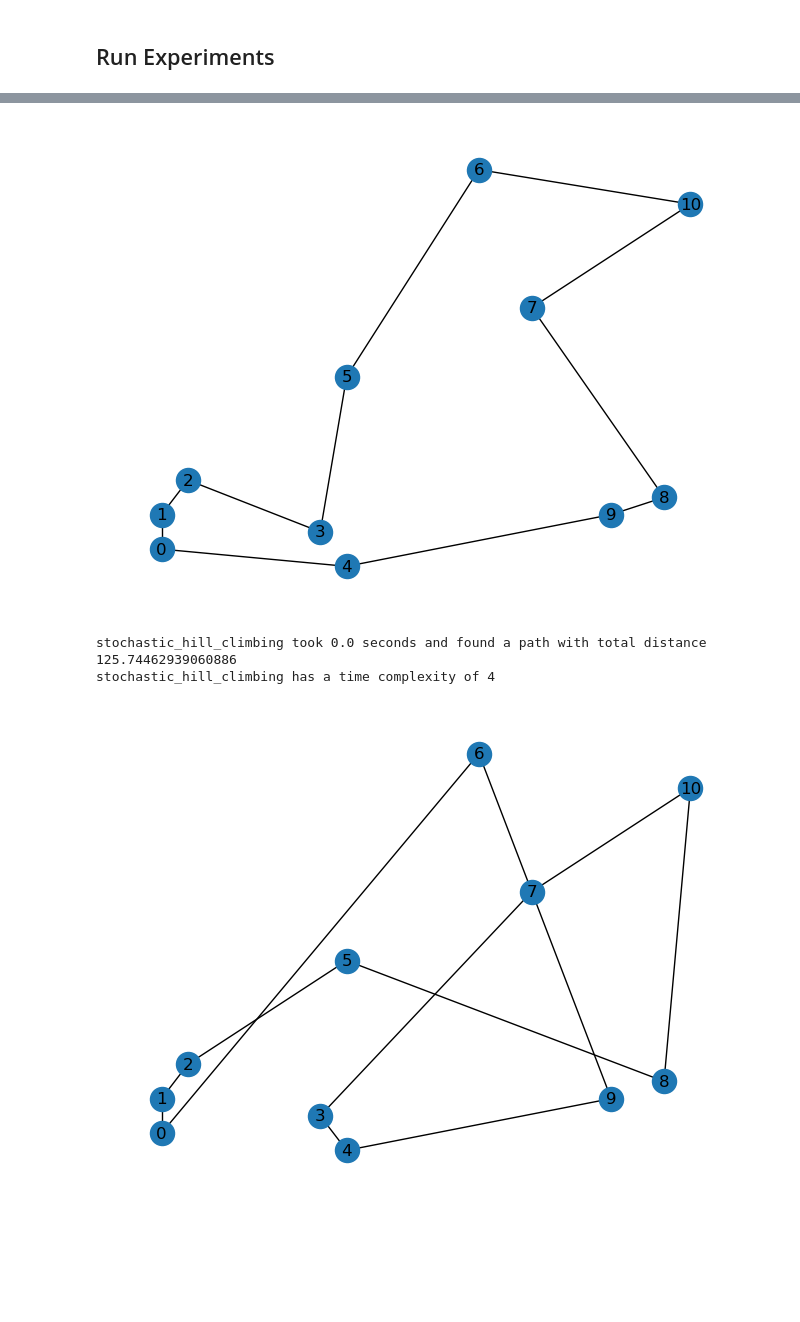
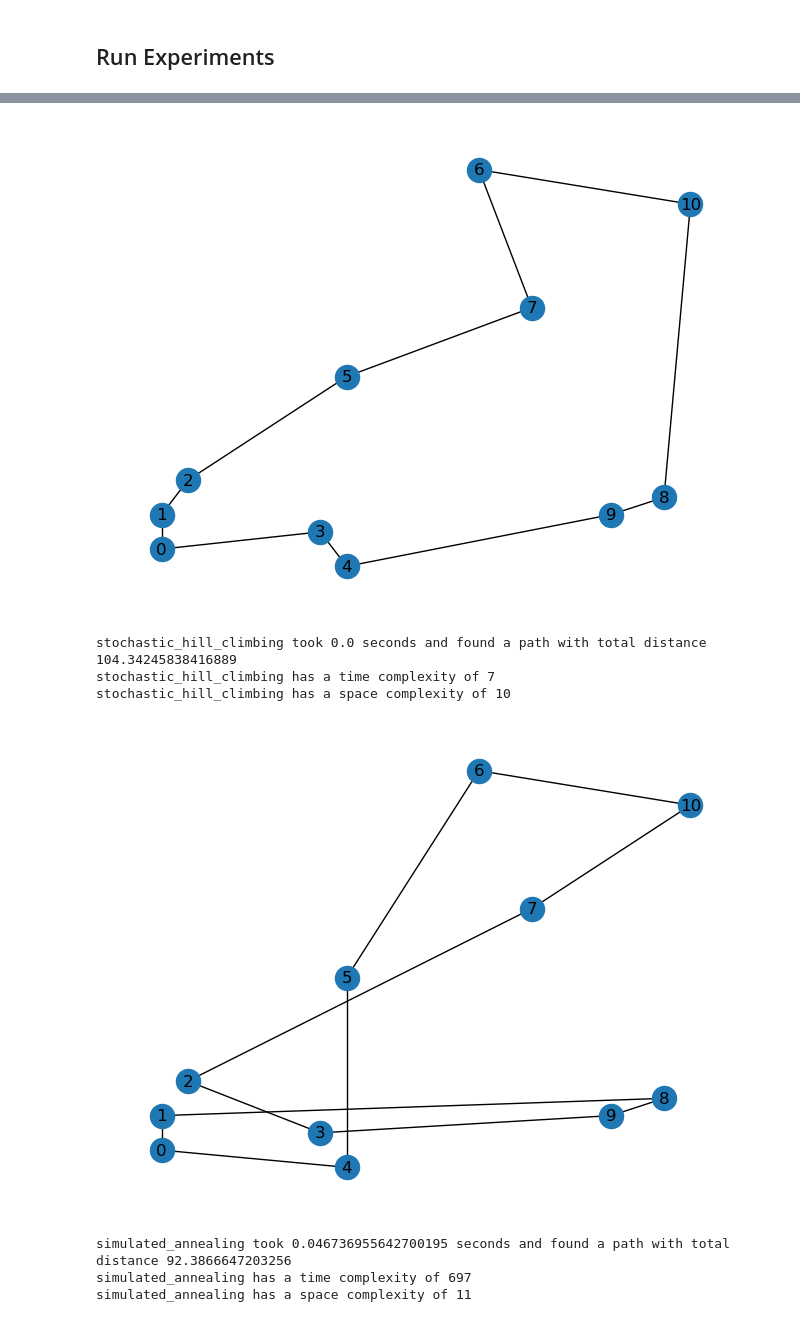
Before and after one commit to Holy-Morphism/Simulated-Annealing-Local-Beam-Search, a Jupyter notebook: main.ipynb, the cells around one changed output, grey strips where cells are left out. Drawn from its saved outputs; the diff is of its cells as text; code cells hidden in the pictures; blank space fills up the shorter version.

Commit message:
time & space complexity added and displayed

```diff
--- a/main.ipynb
+++ b/main.ipynb
@@ -99,39 +72,40 @@ def first_choice_hill_climbing():
 # %% [markdown]
 ### Random Restart Hill Climbing
 # %%
-# Define the Random-Restart Hill Climbing algorithm
 def random_restart_hill_climbing():
     time_complexity = 0
+    space_complexity = 0
     best_path = np.random.permutation(len(coordinates))
     for _ in range(100):  # Perform 100 restarts
         path = np.random.permutation(len(coordinates))
         while True:
             time_complexity += 1
             distances = [total_distance(np.concatenate((path[:i], path[i:i+2][::-1], path[i+2:]))) for i in range(len(path) - 1)]
+            space_complexity = max(space_complexity, len(distances))
             if min(distances) >= total_distance(path):
-                # No improvement, end the algorithm
+                # if no improvement
                 break
             # Swap two cities to get a shorter path
             i = distances.index(min(distances))
             path = np.concatenate((path[:i], path[i:i+2][::-1], path[i+2:]))
         if total_distance(path) < total_distance(best_path):
             best_path = path
-    return best_path, time_complexity
+    return best_path, time_complexity ,space_complexity
 # %% [markdown]
 ### Stochastic Hill Climbing
 # %%
-# Define the Stochastic Hill Climbing algorithm
 def stochastic_hill_climbing():
     time_complexity = 0
-    # Start with a random solution
-    path = np.random.permutation(len(coordinates))
+    space_complexity = 0
+    path = np.random.permutation(len(coordinates)) # random path
     while True:
         time_complexity += 1
         neighbors = [np.concatenate((path[:i], path[i:i+2][::-1], path[i+2:])) for i in range(len(path) - 1)]
+        space_complexity = max(space_complexity, len(neighbors))
         distances = [total_distance(neighbor) for neighbor in neighbors]
         if min(distances) >= total_distance(path):
-            # No improvement, end the algorithm
-            return path,time_complexity
+            # if no improvement
+            return path,time_complexity,space_complexity
         # Select a neighbor randomly, with probability proportional to the improvement it provides
         probabilities = [max(0, total_distance(path) - distance) for distance in distances]
         total_probability = sum(probabilities)
@@ -140,48 +114,50 @@ def stochastic_hill_climbing():
 # %% [markdown]
 ## Simulated Annealing
 # %%
-# Define the Simulated Annealing algorithm
 def simulated_annealing():
     time_complexity = 0
-    # Start with a random solution
-    path = np.random.permutation(len(coordinates))
+    space_complexity = 0
+    path = np.random.permutation(len(coordinates)) # random path
     T = len(coordinates)
     while T > 0.01:
         time_complexity += 1
         i = np.random.randint(0, len(coordinates) - 1)
         new_path = np.concatenate((path[:i], path[i:i+2][::-1], path[i+2:]))
+        space_complexity = max(space_complexity, len(new_path))
         delta = total_distance(new_path) - total_distance(path)
         if delta < 0 or np.random.rand() < np.exp(-delta / T):
             path = new_path
         T *= 0.99
-    return path, time_complexity
+    return path, time_complexity,space_complexity
 # %% [markdown]
 ## Local Beam Search
 # %%
-# Define the Local Beam Search algorithm
 def local_beam_search():
     time_complexity = 0
+    space_complexity = 0
     k = 10
-    # Start with k random solutions
+    # start with k random solutions
     paths = [np.random.permutation(len(coordinates)) for _ in range(k)]
     while True:
+        time_complexity +=1
         new_paths = []
         for path in paths:
             for i in range(len(path) - 1):
                 new_paths.append(np.concatenate((path[:i], path[i:i+2][::-1], path[i+2:])))
+        space_complexity = max(space_complexity, len(new_paths))
         paths = sorted(new_paths, key=total_distance)[:k]
         if total_distance(paths[0]) >= total_distance(paths[1]):
-            # No improvement, end the algorithm
-            return paths[0],time_complexity
+            # if no improvement
+            return paths[0],time_complexity,space_complexity
 # %% [markdown]
 ## Run Experiments
 # %%
-# Run each algorithm and measure the time it takes
-for algorithm in [hill_climbing, first_choice_hill_climbing, random_restart_hill_climbing, stochastic_hill_climbing]:
+for algorithm in [hill_climbing, first_choice_hill_climbing, random_restart_hill_climbing, stochastic_hill_climbing,simulated_annealing,local_beam_search]:
     start_time = time.time()
-    path, time_complexity = algorithm()
+    path, time_complexity, space_complexity = algorithm()
     end_time = time.time()
     print(f"{algorithm.__name__} took {end_time - start_time} seconds and found a path with total distance {total_distance(path)}")
     print(f"{algorithm.__name__} has a time complexity of {time_complexity}")
+    print(f"{algorithm.__name__} has a space complexity of {space_complexity}")
     visualize_path(path)
 # %% [output]
@@ -196,4 +175,8 @@ random_restart_hill_climbing has a time complexity of 557
-[figure, old version]
+[figure, new version]
-stochastic_hill_climbing took 0.0 seconds and found a path with total distance 125.74462939060886
-stochastic_hill_climbing has a time complexity of 4
+stochastic_hill_climbing took 0.0 seconds and found a path with total distance 104.34245838416889
+stochastic_hill_climbing has a time complexity of 7
+stochastic_hill_climbing has a space complexity of 10
-[figure, old version]
+[figure, new version]
+simulated_annealing took 0.046736955642700195 seconds and found a path with total distance 92.3866647203256
+simulated_annealing has a time complexity of 697
+simulated_annealing has a space complexity of 11
```
Also changed, not shown: parts of 5 cells of this notebook.
